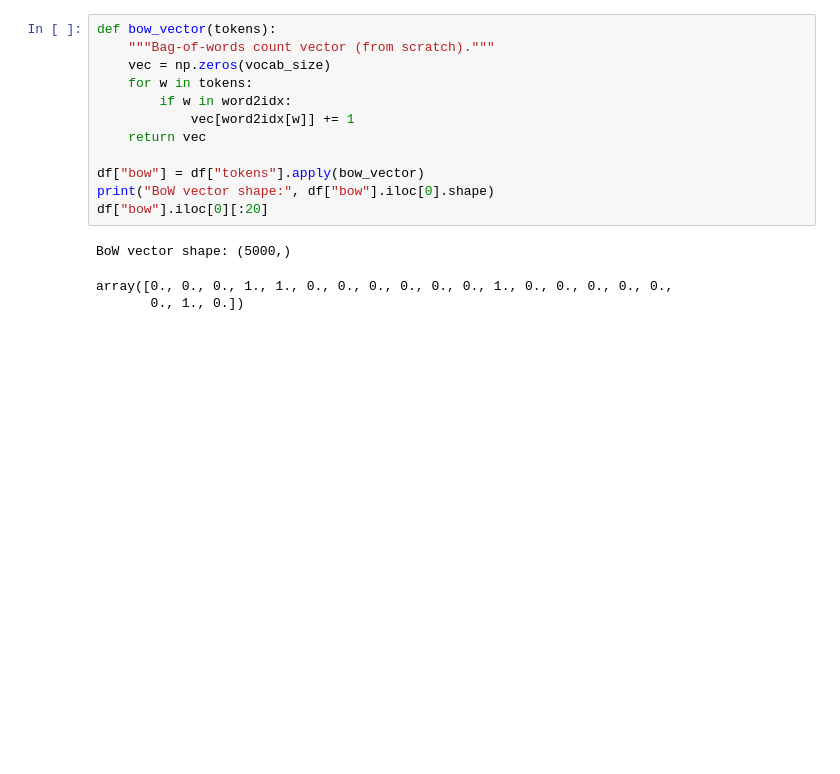
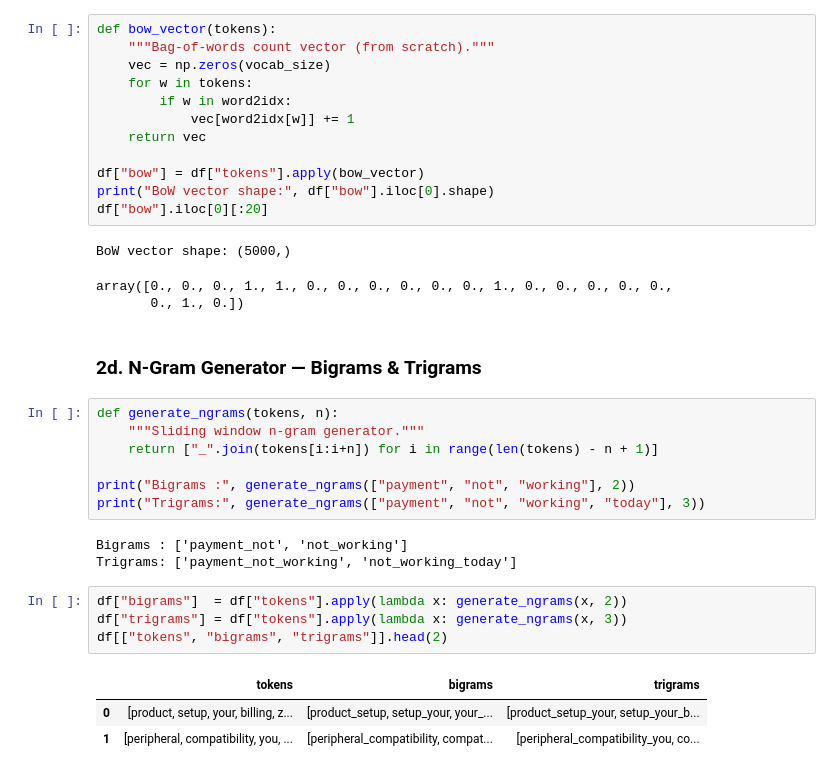
Before and after one commit to Og-Brutal/hybrid-semantic-retrieval-system, a Jupyter notebook: hybrid-semantic-retrieval-intelligence-system-by.ipynb, the cells around one changed output. Drawn from its saved outputs; the diff is of its cells as text; blank space fills up the shorter version.

Commit message:
Phase 7: Part 2d: N-Gram Generator — Bigrams & Trigrams

```diff
--- a/hybrid-semantic-retrieval-intelligence-system-by.ipynb
+++ b/hybrid-semantic-retrieval-intelligence-system-by.ipynb
@@ -314,3 +314,23 @@ df["bow"].iloc[0][:20]
 BoW vector shape: (5000,)
 array([0., 0., 0., 1., 1., 0., 0., 0., 0., 0., 0., 1., 0., 0., 0., 0., 0.,
        0., 1., 0.])
+# %% [markdown]
+### 2d. N-Gram Generator — Bigrams & Trigrams
+# %%
+def generate_ngrams(tokens, n):
+    """Sliding window n-gram generator."""
+    return ["_".join(tokens[i:i+n]) for i in range(len(tokens) - n + 1)]
+
+print("Bigrams :", generate_ngrams(["payment", "not", "working"], 2))
+print("Trigrams:", generate_ngrams(["payment", "not", "working", "today"], 3))
+# %% [output]
+Bigrams : ['payment_not', 'not_working']
+Trigrams: ['payment_not_working', 'not_working_today']
+# %%
+df["bigrams"]  = df["tokens"].apply(lambda x: generate_ngrams(x, 2))
+df["trigrams"] = df["tokens"].apply(lambda x: generate_ngrams(x, 3))
+df[["tokens", "bigrams", "trigrams"]].head(2)
+# %% [output]
+|  | tokens | bigrams | trigrams |
+| 0 | [product, setup, your, billing, z... | [product_setup, setup_your, your_... | [product_setup_your, setup_your_b... |
+| 1 | [peripheral, compatibility, you, ... | [peripheral_compatibility, compat... | [peripheral_compatibility_you, co... |
```
